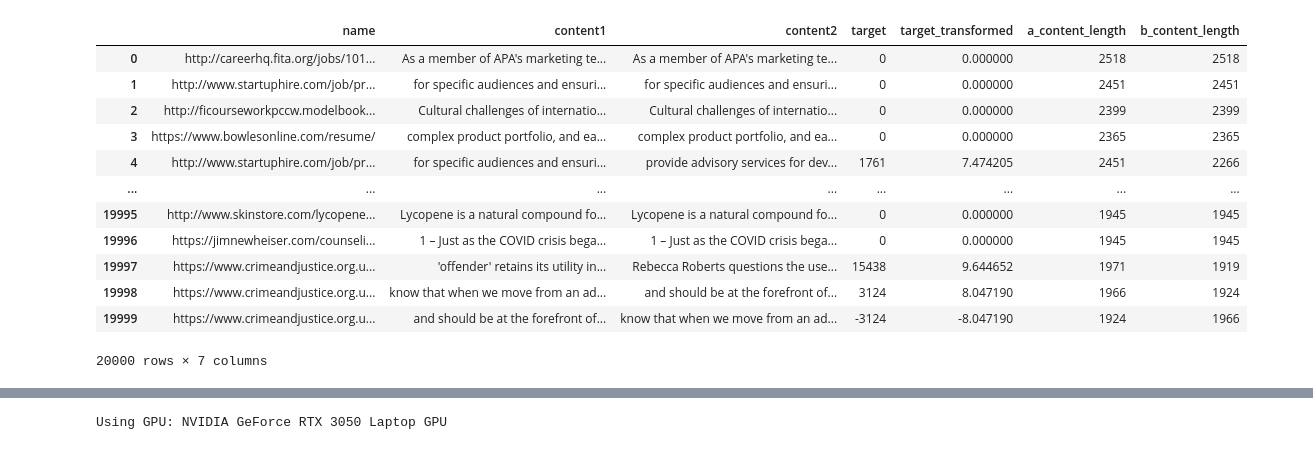
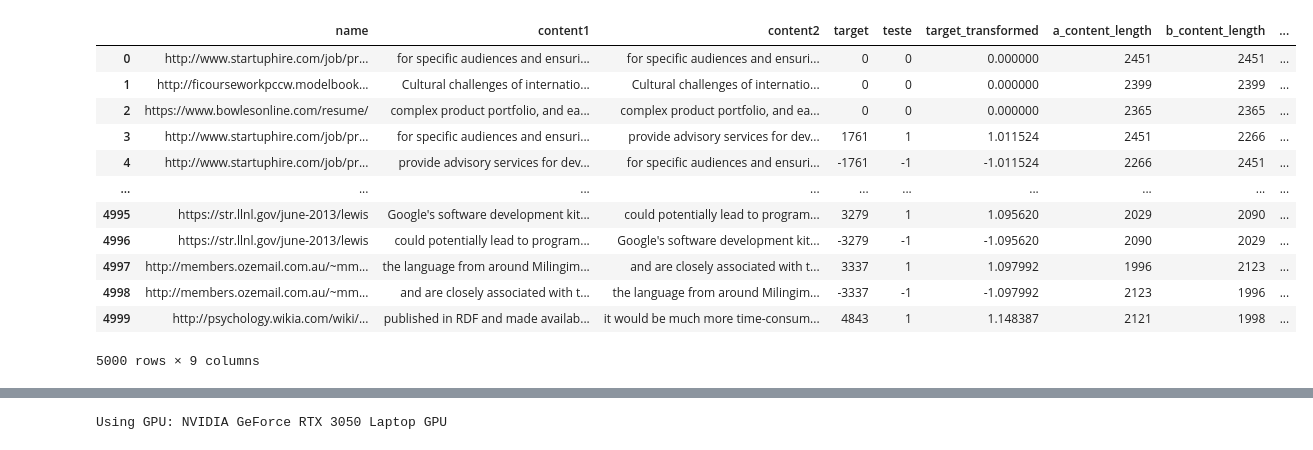
Before and after one commit to jadsongmatos/Tempo-nas-Narrativas, a Jupyter notebook: treino3.ipynb, the cells around one changed output, grey strips where cells are left out. Saved outputs shown, nothing was run; the diff lists cells and outputs as text; code cells hidden in the pictures.

```diff
--- a/treino3.ipynb
+++ b/treino3.ipynb
@@ -1,52 +1,55 @@
 # %%
 import duckdb
 
 # Conectar ao banco de dados principal
 conn = duckdb.connect(database='fineweb.duckdb', read_only=True)
 
 # Executar a consulta modificada
 df_training = conn.execute(f"""
 WITH sampled_a AS (
     SELECT d.*
     FROM dataset_details d
 ),
 sampled_b AS (
     SELECT d.*
     FROM dataset_details d
 )
 SELECT
-	fn.name AS name,
-	a.content AS content1,
-	b.content AS content2,
-	a.indice - b.indice AS target,
-	SIGN(a.indice - b.indice) * LN(1 + ABS(a.indice - b.indice)) AS target_transformed,
-	a.content_length AS a_content_length,  -- Renomeado
-	b.content_length AS b_content_length   -- Renomeado
+    fn.name AS name,
+    a.content AS content1,
+    b.content AS content2,
+    a.indice - b.indice AS target,
+    SIGN(a.indice - b.indice) as teste,
+    SIGN(a.indice - b.indice) * (LN(1 + ABS(a.indice - b.indice)) / EXP(1)) AS target_transformed,
+    a.content_length AS a_content_length,
+    b.content_length AS b_content_length,
+    (a.content_length + b.content_length) as contents_length
 FROM sampled_a a
 JOIN sampled_b b ON a.name_id = b.name_id
 JOIN names fn ON fn.name_id = a.name_id
+WHERE contents_length < 5000
+ORDER BY contents_length DESC
 --ORDER BY ((a.content_length + b.content_length) * ((1/(1+ABS(target)))/100) ) DESC
-ORDER BY (a.content_length + b.content_length) DESC
-LIMIT 20000 OFFSET 0
+LIMIT 5000 OFFSET 0
 """).df()
 
 conn.close()
 
 df_training
 # %% [output]
-|  | name | content1 | content2 | target | target_transformed | a_content_length | b_content_length |
-| 0 | http://careerhq.fita.org/jobs/101... | As a member of APA's marketing te... | As a member of APA's marketing te... | 0 | 0.000000 | 2518 | 2518 |
-| 1 | http://www.startuphire.com/job/pr... | for specific audiences and ensuri... | for specific audiences and ensuri... | 0 | 0.000000 | 2451 | 2451 |
-| 2 | http://ficourseworkpccw.modelbook... | Cultural challenges of internatio... | Cultural challenges of internatio... | 0 | 0.000000 | 2399 | 2399 |
-| 3 | https://www.bowlesonline.com/resume/ | complex product portfolio, and ea... | complex product portfolio, and ea... | 0 | 0.000000 | 2365 | 2365 |
-| 4 | http://www.startuphire.com/job/pr... | for specific audiences and ensuri... | provide advisory services for dev... | 1761 | 7.474205 | 2451 | 2266 |
-| ... | ... | ... | ... | ... | ... | ... | ... |
-| 19995 | http://www.skinstore.com/lycopene... | Lycopene is a natural compound fo... | Lycopene is a natural compound fo... | 0 | 0.000000 | 1945 | 1945 |
-| 19996 | https://jimnewheiser.com/counseli... | 1 – Just as the COVID crisis bega... | 1 – Just as the COVID crisis bega... | 0 | 0.000000 | 1945 | 1945 |
-| 19997 | https://www.crimeandjustice.org.u... | 'offender' retains its utility in... | Rebecca Roberts questions the use... | 15438 | 9.644652 | 1971 | 1919 |
-| 19998 | https://www.crimeandjustice.org.u... | know that when we move from an ad... | and should be at the forefront of... | 3124 | 8.047190 | 1966 | 1924 |
-| 19999 | https://www.crimeandjustice.org.u... | and should be at the forefront of... | know that when we move from an ad... | -3124 | -8.047190 | 1924 | 1966 |
+|  | name | content1 | content2 | target | teste | target_transformed | a_content_length | b_content_length | ... |
+| 0 | http://www.startuphire.com/job/pr... | for specific audiences and ensuri... | for specific audiences and ensuri... | 0 | 0 | 0.000000 | 2451 | 2451 | ... |
+| 1 | http://ficourseworkpccw.modelbook... | Cultural challenges of internatio... | Cultural challenges of internatio... | 0 | 0 | 0.000000 | 2399 | 2399 | ... |
+| 2 | https://www.bowlesonline.com/resume/ | complex product portfolio, and ea... | complex product portfolio, and ea... | 0 | 0 | 0.000000 | 2365 | 2365 | ... |
+| 3 | http://www.startuphire.com/job/pr... | for specific audiences and ensuri... | provide advisory services for dev... | 1761 | 1 | 1.011524 | 2451 | 2266 | ... |
+| 4 | http://www.startuphire.com/job/pr... | provide advisory services for dev... | for specific audiences and ensuri... | -1761 | -1 | -1.011524 | 2266 | 2451 | ... |
+| ... | ... | ... | ... | ... | ... | ... | ... | ... | ... |
+| 4995 | https://str.llnl.gov/june-2013/lewis | Google's software development kit... | could potentially lead to program... | 3279 | 1 | 1.095620 | 2029 | 2090 | ... |
+| 4996 | https://str.llnl.gov/june-2013/lewis | could potentially lead to program... | Google's software development kit... | -3279 | -1 | -1.095620 | 2090 | 2029 | ... |
+| 4997 | http://members.ozemail.com.au/~mm... | the language from around Milingim... | and are closely associated with t... | 3337 | 1 | 1.097992 | 1996 | 2123 | ... |
+| 4998 | http://members.ozemail.com.au/~mm... | and are closely associated with t... | the language from around Milingim... | -3337 | -1 | -1.097992 | 2123 | 1996 | ... |
+| 4999 | http://psychology.wikia.com/wiki/... | published in RDF and made availab... | it would be much more time-consum... | 4843 | 1 | 1.148387 | 2121 | 1998 | ... |
-20000 rows × 7 columns
+5000 rows × 9 columns
 # %%
 import matplotlib.pyplot as plt
 
```
Also changed, not shown: parts of 21 cells of this notebook, 6 other files.
